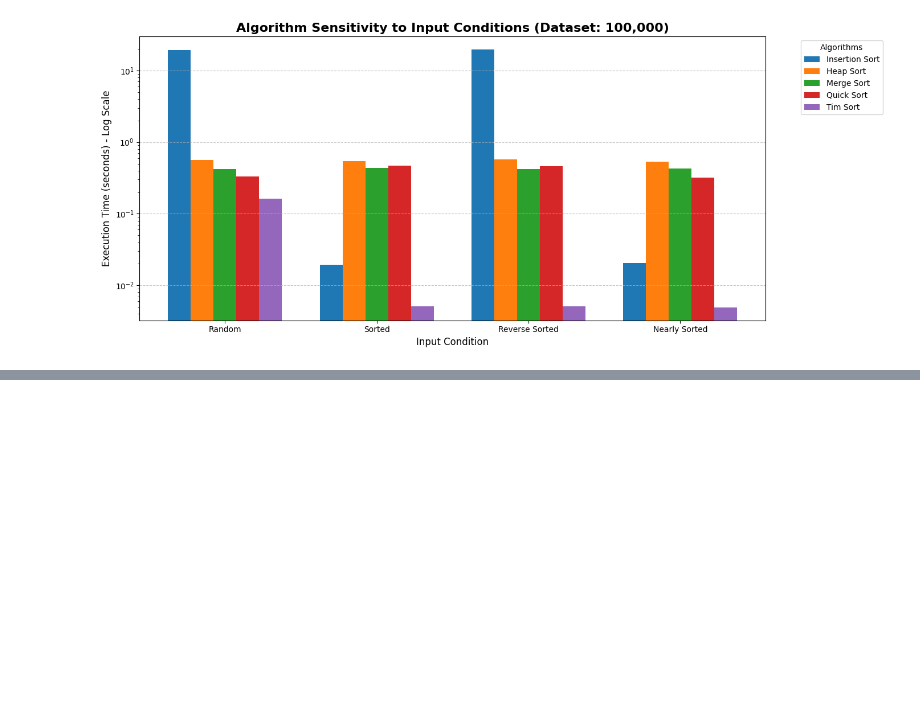
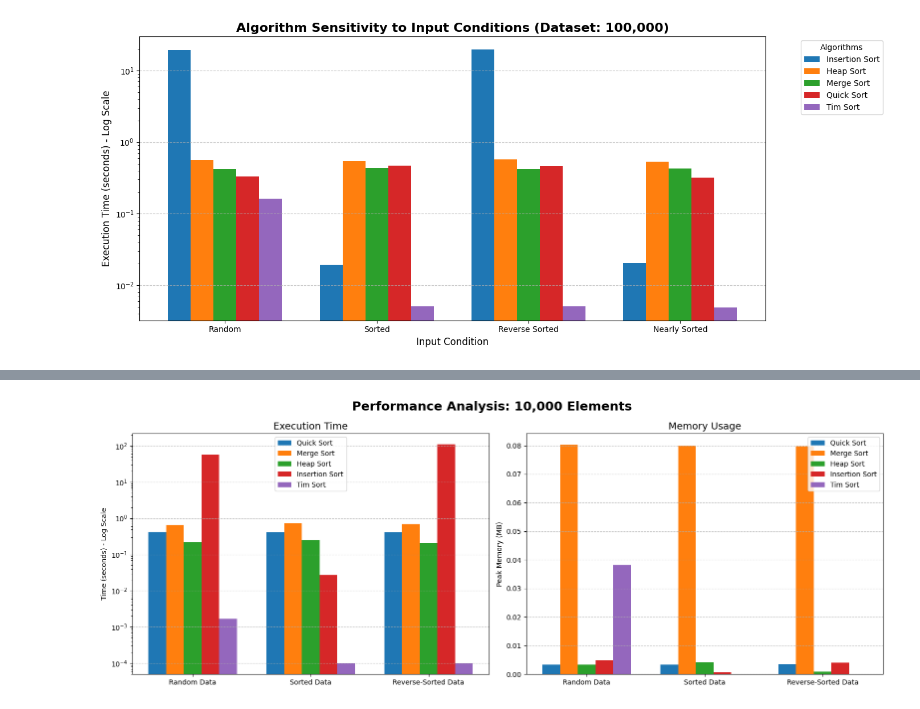
Before and after one commit to Rohans1113/Comparative-Performance-Analysis-of-Sorting-Algorithms-on-Large-Scale-Datasets, a Jupyter notebook: RM.ipynb, the cells around one changed output, grey strips where cells are left out. Saved outputs shown, nothing was run; the diff lists cells and outputs as text; code cells hidden in the pictures; blank space fills up the shorter version.

Commit message:
Added Performance Analysis for 10,000, 1,00,000 and 10,00,000 dataset elements

```diff
--- a/RM.ipynb
+++ b/RM.ipynb
@@ -418,0 +574,60 @@ plt.show()
+# %%
+import matplotlib.pyplot as plt
+import numpy as np
+
+# --- DATA FOR 10,000 ELEMENTS ---
+algorithms = ['Quick Sort', 'Merge Sort', 'Heap Sort', 'Insertion Sort', 'Tim Sort']
+conditions = ['Random Data', 'Sorted Data', 'Reverse-Sorted Data']
+
+# Execution Time (seconds)
+time_data = {
+    'Quick Sort': [0.4243, 0.4092, 0.4020],
+    'Merge Sort': [0.6631, 0.7188, 0.7033],
+    'Heap Sort': [0.2172, 0.2526, 0.2031],
+    'Insertion Sort': [56.2091, 0.0273, 108.0631],
+    'Tim Sort': [0.0017, 0.0001, 0.0001]
+}
+
+# Memory Usage (MB)
+memory_data = {
+    'Quick Sort': [0.0033, 0.0034, 0.0035],
+    'Merge Sort': [0.0802, 0.0800, 0.0798],
+    'Heap Sort': [0.0033, 0.0043, 0.0010],
+    'Insertion Sort': [0.0049, 0.0008, 0.0041],
+    'Tim Sort': [0.0381, 0.0000, 0.0000]
+}
+
+x = np.arange(len(conditions))
+bar_width = 0.15
+
+# --- PLOTTING ---
+fig, axes = plt.subplots(1, 2, figsize=(16, 6))
+fig.suptitle('Performance Analysis: 10,000 Elements', fontsize=18, fontweight='bold')
+
+# 1. Execution Time Subplot
+for i, algo in enumerate(algorithms):
+    axes[0].bar(x + (i - 2) * bar_width, time_data[algo], bar_width, label=algo)
+
+axes[0].set_yscale('log')
+axes[0].set_title('Execution Time', fontsize=14)
+axes[0].set_ylabel('Time (seconds) - Log Scale')
+axes[0].set_xticks(x)
+axes[0].set_xticklabels(conditions)
+axes[0].grid(axis='y', linestyle='--', alpha=0.7)
+axes[0].legend()
+
+# 2. Memory Usage Subplot
+for i, algo in enumerate(algorithms):
+    axes[1].bar(x + (i - 2) * bar_width, memory_data[algo], bar_width, label=algo)
+
+axes[1].set_title('Memory Usage', fontsize=14)
+axes[1].set_ylabel('Peak Memory (MB)')
+axes[1].set_xticks(x)
+axes[1].set_xticklabels(conditions)
+axes[1].grid(axis='y', linestyle='--', alpha=0.7)
+axes[1].legend()
+
+plt.tight_layout()
+plt.show()
+# %% [output]
+[figure, added]
```
Also changed, not shown: parts of 3 cells of this notebook.
